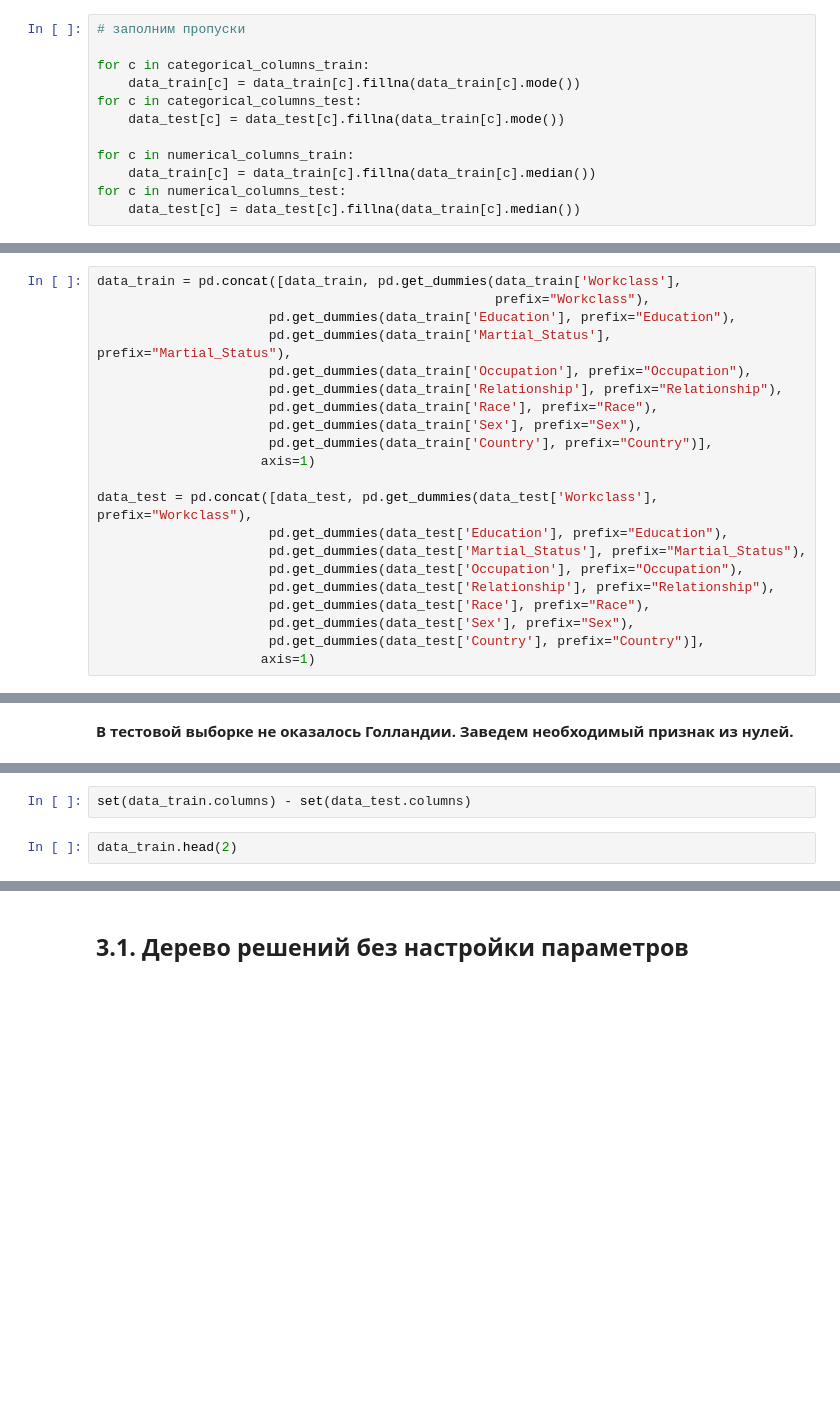
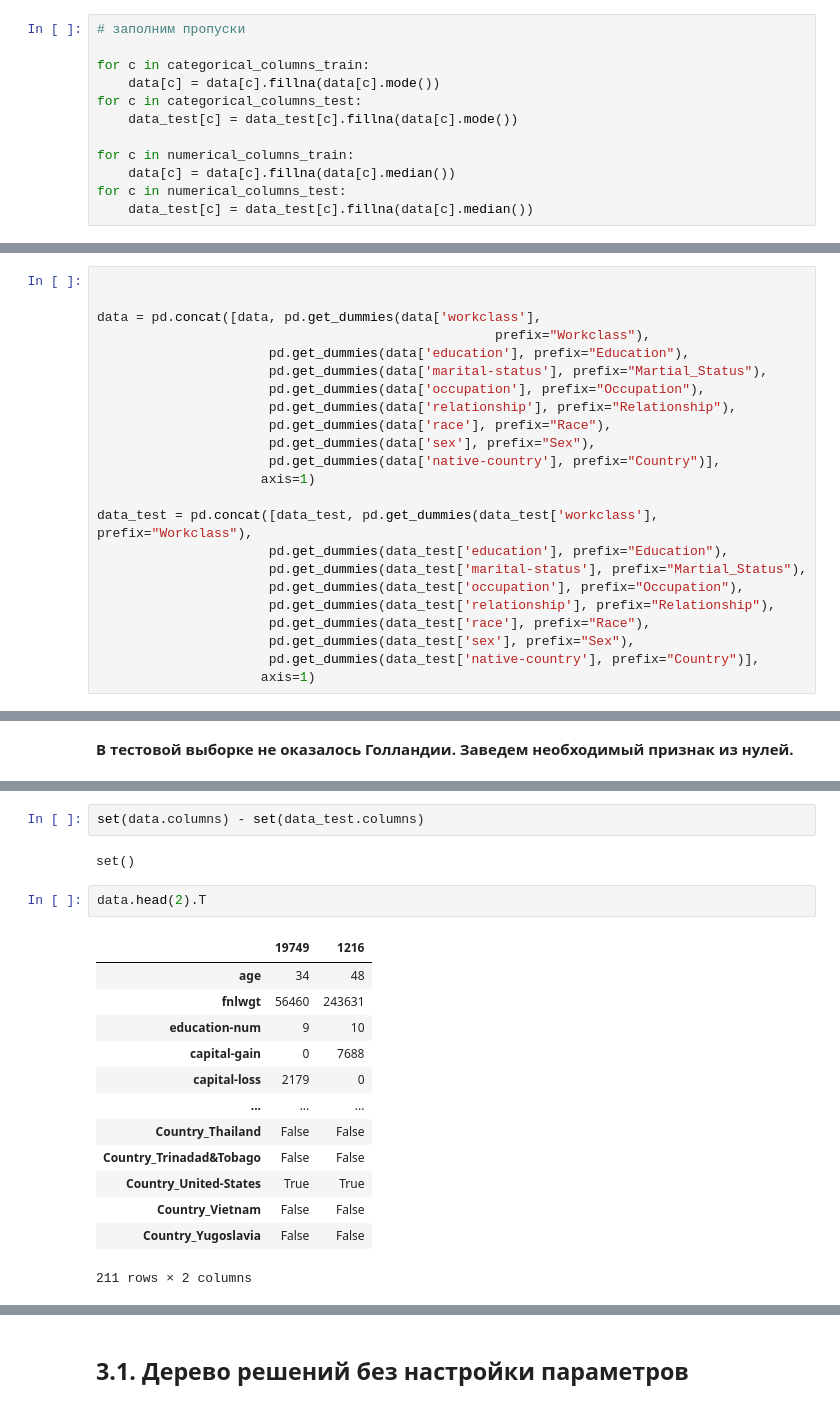
Before and after one commit to akiyoss-git/ods_hw, a Jupyter notebook: hw3.ipynb, the cells around one changed output, grey strips where cells are left out. Drawn from its saved outputs; the diff is of its cells as text; blank space fills up the shorter version.

```diff
--- a/hw3.ipynb
+++ b/hw3.ipynb
@@ -318,34 +368,36 @@ print('numerical_columns_train:', numerical_columns_train)
 # заполним пропуски
 
 for c in categorical_columns_train:
-    data_train[c] = data_train[c].fillna(data_train[c].mode())
+    data[c] = data[c].fillna(data[c].mode())
 for c in categorical_columns_test:
-    data_test[c] = data_test[c].fillna(data_train[c].mode())
+    data_test[c] = data_test[c].fillna(data[c].mode())
 
 for c in numerical_columns_train:
-    data_train[c] = data_train[c].fillna(data_train[c].median())
+    data[c] = data[c].fillna(data[c].median())
 for c in numerical_columns_test:
-    data_test[c] = data_test[c].fillna(data_train[c].median())
+    data_test[c] = data_test[c].fillna(data[c].median())
 # %% [markdown]
 **Кодируем категориальные признаки 'Workclass', 'Education', 'Martial_Status', 'Occupation', 'Relationship', 'Race', 'Sex', 'Country'. Это можно сделать с помощью метода `pandas get_dummies`.**
 # %%
-data_train = pd.concat([data_train, pd.get_dummies(data_train['Workclass'],
+
+
+data = pd.concat([data, pd.get_dummies(data['workclass'],
                                                    prefix="Workclass"),
-                      pd.get_dummies(data_train['Education'], prefix="Education"),
-                      pd.get_dummies(data_train['Martial_Status'], prefix="Martial_Status"),
-                      pd.get_dummies(data_train['Occupation'], prefix="Occupation"),
-                      pd.get_dummies(data_train['Relationship'], prefix="Relationship"),
-                      pd.get_dummies(data_train['Race'], prefix="Race"),
-                      pd.get_dummies(data_train['Sex'], prefix="Sex"),
-                      pd.get_dummies(data_train['Country'], prefix="Country")],
+                      pd.get_dummies(data['education'], prefix="Education"),
+                      pd.get_dummies(data['marital-status'], prefix="Martial_Status"),
+                      pd.get_dummies(data['occupation'], prefix="Occupation"),
+                      pd.get_dummies(data['relationship'], prefix="Relationship"),
+                      pd.get_dummies(data['race'], prefix="Race"),
+                      pd.get_dummies(data['sex'], prefix="Sex"),
+                      pd.get_dummies(data['native-country'], prefix="Country")],
                      axis=1)
 
-data_test = pd.concat([data_test, pd.get_dummies(data_test['Workclass'], prefix="Workclass"),
-                      pd.get_dummies(data_test['Education'], prefix="Education"),
-                      pd.get_dummies(data_test['Martial_Status'], prefix="Martial_Status"),
-                      pd.get_dummies(data_test['Occupation'], prefix="Occupation"),
-                      pd.get_dummies(data_test['Relationship'], prefix="Relationship"),
-                      pd.get_dummies(data_test['Race'], prefix="Race"),
-                      pd.get_dummies(data_test['Sex'], prefix="Sex"),
-                      pd.get_dummies(data_test['Country'], prefix="Country")],
+data_test = pd.concat([data_test, pd.get_dummies(data_test['workclass'], prefix="Workclass"),
+                      pd.get_dummies(data_test['education'], prefix="Education"),
+                      pd.get_dummies(data_test['marital-status'], prefix="Martial_Status"),
+                      pd.get_dummies(data_test['occupation'], prefix="Occupation"),
+                      pd.get_dummies(data_test['relationship'], prefix="Relationship"),
+                      pd.get_dummies(data_test['race'], prefix="Race"),
+                      pd.get_dummies(data_test['sex'], prefix="Sex"),
+                      pd.get_dummies(data_test['native-country'], prefix="Country")],
                      axis=1)
@@ -369,4 +440,20 @@ data_test['Country_ Holand-Netherlands'] = np.zeros([data_test.shape[0], 1])
 # %%
-set(data_train.columns) - set(data_test.columns)
+set(data.columns) - set(data_test.columns)
+# %% [output]
+set()
 # %%
-data_train.head(2)
+data.head(2).T
+# %% [output]
+|  | 19749 | 1216 |
+| age | 34 | 48 |
+| fnlwgt | 56460 | 243631 |
+| education-num | 9 | 10 |
+| capital-gain | 0 | 7688 |
+| capital-loss | 2179 | 0 |
+| ... | ... | ... |
+| Country_Thailand | False | False |
+| Country_Trinadad&Tobago | False | False |
+| Country_United-States | True | True |
+| Country_Vietnam | False | False |
+| Country_Yugoslavia | False | False |
+211 rows × 2 columns
```
Also changed, not shown: parts of 53 cells of this notebook.
